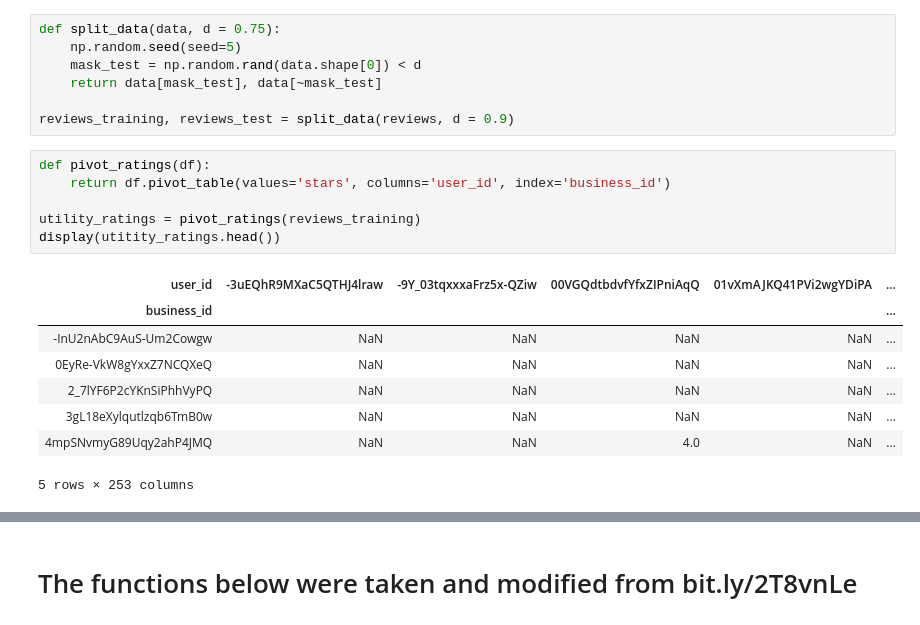
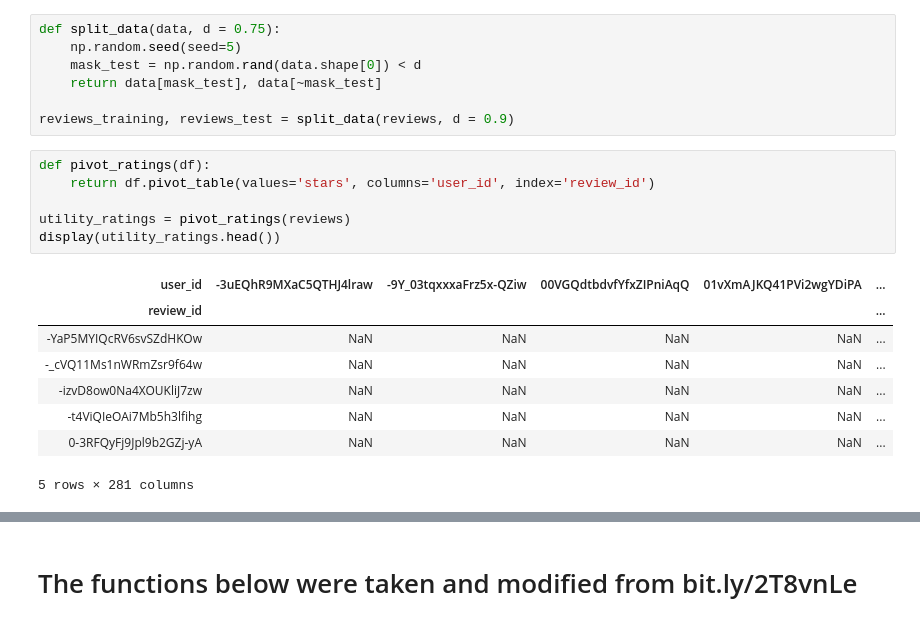
Before and after one commit to UhhBart/ci-yelp, a Jupyter notebook: Content Based Filtering.ipynb, the cells around one changed output, grey strips where cells are left out. Cells and saved outputs as stored; diff of their text form.

```diff
--- a/Content Based Filtering.ipynb
+++ b/Content Based Filtering.ipynb
@@ -52,19 +35,19 @@ def split_data(data, d = 0.75):
 reviews_training, reviews_test = split_data(reviews, d = 0.9)
 # %%
 def pivot_ratings(df):
-    return df.pivot_table(values='stars', columns='user_id', index='business_id')
+    return df.pivot_table(values='stars', columns='user_id', index='review_id')
 
-utility_ratings = pivot_ratings(reviews_training)
-display(utitity_ratings.head())
+utility_ratings = pivot_ratings(reviews)
+display(utility_ratings.head())
 # %% [output]
 | user_id | -3uEQhR9MXaC5QTHJ4lraw | -9Y_03tqxxxaFrz5x-QZiw | 00VGQdtbdvfYfxZIPniAqQ | 01vXmAJKQ41PVi2wgYDiPA | ... |
-| business_id |  |  |  |  | ... |
-| -InU2nAbC9AuS-Um2Cowgw | NaN | NaN | NaN | NaN | ... |
-| 0EyRe-VkW8gYxxZ7NCQXeQ | NaN | NaN | NaN | NaN | ... |
-| 2_7lYF6P2cYKnSiPhhVyPQ | NaN | NaN | NaN | NaN | ... |
-| 3gL18eXylqutlzqb6TmB0w | NaN | NaN | NaN | NaN | ... |
-| 4mpSNvmyG89Uqy2ahP4JMQ | NaN | NaN | 4.0 | NaN | ... |
+| review_id |  |  |  |  | ... |
+| -YaP5MYIQcRV6svSZdHKOw | NaN | NaN | NaN | NaN | ... |
+| -_cVQ11Ms1nWRmZsr9f64w | NaN | NaN | NaN | NaN | ... |
+| -izvD8ow0Na4XOUKliJ7zw | NaN | NaN | NaN | NaN | ... |
+| -t4ViQIeOAi7Mb5h3lfihg | NaN | NaN | NaN | NaN | ... |
+| 0-3RFQyFj9Jpl9b2GZj-yA | NaN | NaN | NaN | NaN | ... |
-5 rows × 253 columns
+5 rows × 281 columns
 # %%
 display(reviews_training.head())
 display(businesses.head())
```
Also changed, not shown: parts of 8 cells of this notebook.
